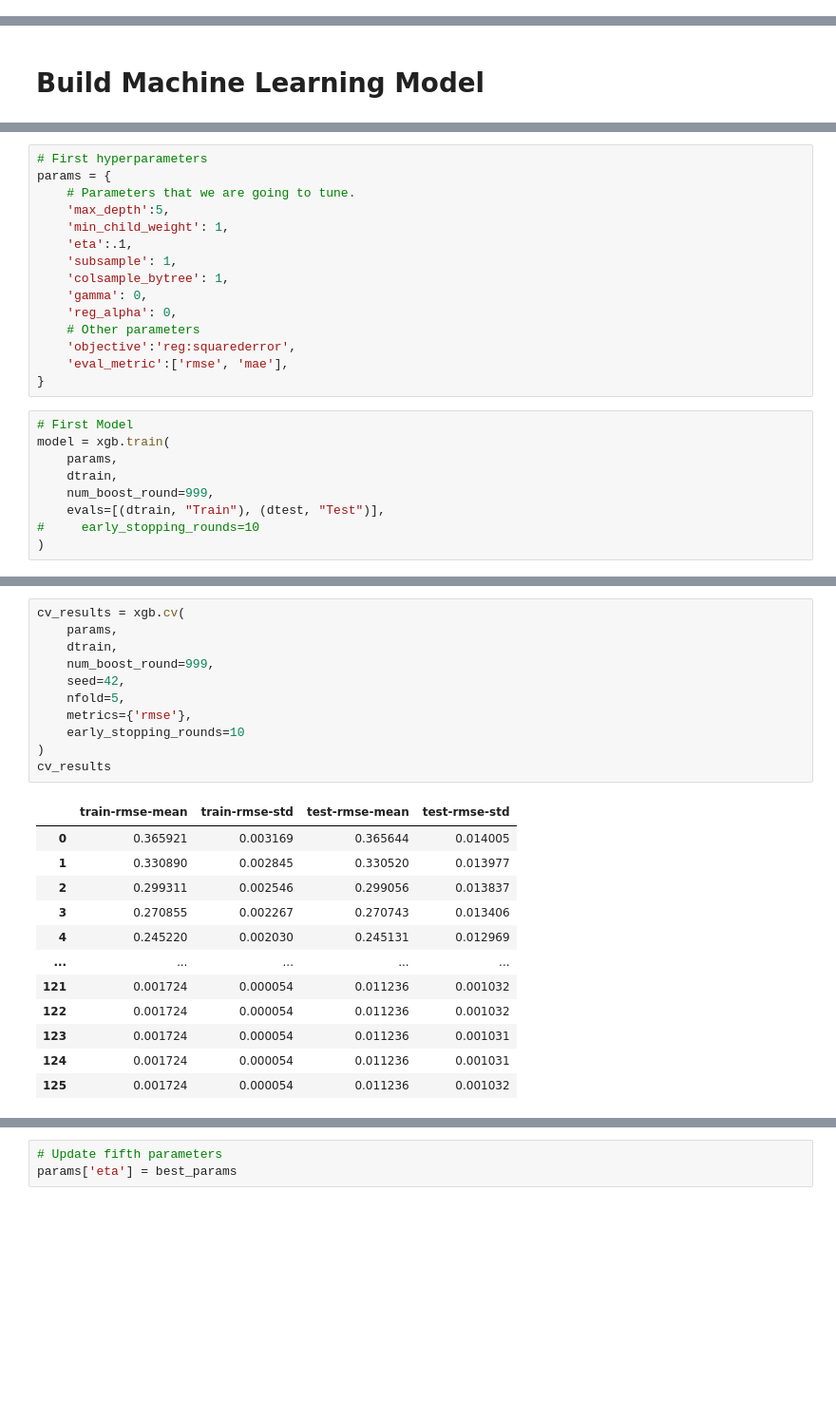
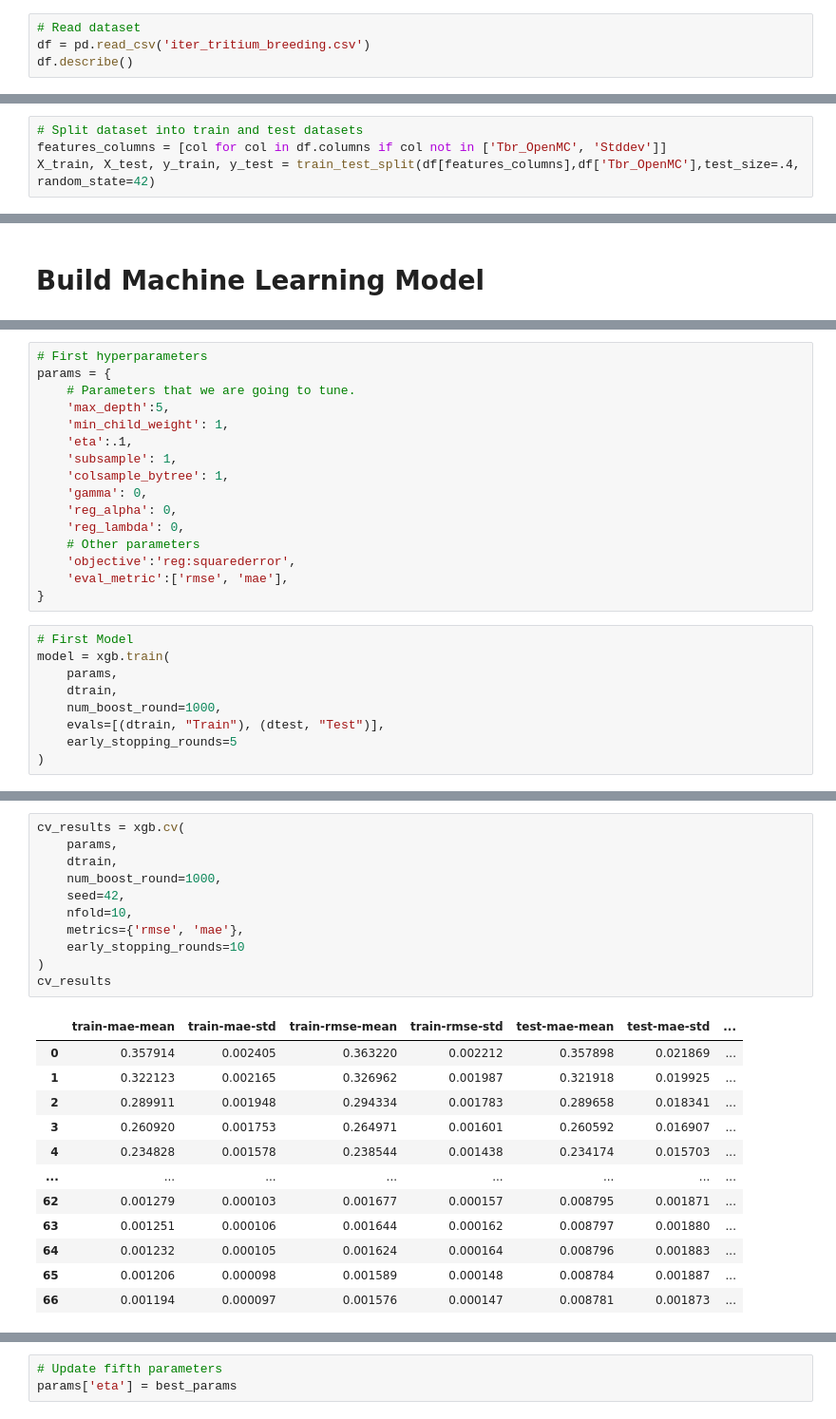
Before and after one commit to husni-zuhdi/husni-undergrad-thesis, a Jupyter notebook: jupyter-notebooks/2-data-analysis/2_Data_Analysis-combined.ipynb, the cells around one changed output, grey strips where cells are left out. Shown: that part at 95% size. Saved outputs shown, nothing was run; the diff lists cells and outputs as text; blank space fills up the shorter version.

```diff
--- a/jupyter-notebooks/2-data-analysis/2_Data_Analysis-combined.ipynb
+++ b/jupyter-notebooks/2-data-analysis/2_Data_Analysis-combined.ipynb
@@ -108,2 +111,6 @@ df.Neutron_multiplier = df.Neutron_multiplier.astype(float)
 # %% [markdown]
 # Exploratory Data Analysis
+# %%
+# Read dataset
+df = pd.read_csv('iter_tritium_breeding.csv')
+df.describe()
@@ -246,3 +435,7 @@ X_train, X_test, y_train, y_test = train_test_split(df[features_columns],df['Tbr
+# %%
+# Split dataset into train and test datasets
+features_columns = [col for col in df.columns if col not in ['Tbr_OpenMC', 'Stddev']]
+X_train, X_test, y_train, y_test = train_test_split(df[features_columns],df['Tbr_OpenMC'],test_size=.4, random_state=42)
 # %%
 # Load data into DMatrices
 dtrain = xgb.DMatrix(X_train, label=y_train)
@@ -262,6 +459,7 @@ params = {
     'colsample_bytree': 1,
     'gamma': 0,
     'reg_alpha': 0,
+    'reg_lambda': 0,
     # Other parameters
     'objective':'reg:squarederror',
     'eval_metric':['rmse', 'mae'],
@@ -271,8 +469,8 @@ params = {
 model = xgb.train(
     params,
     dtrain,
-    num_boost_round=999,
+    num_boost_round=1000,
     evals=[(dtrain, "Train"), (dtest, "Test")],
-#     early_stopping_rounds=10
+    early_stopping_rounds=5
 )
 # %% [output]
@@ -302,24 +500,24 @@ Best RMSE: 0.02 with 102 rounds
 # %%
 cv_results = xgb.cv(
     params,
     dtrain,
-    num_boost_round=999,
+    num_boost_round=1000,
     seed=42,
-    nfold=5,
-    metrics={'rmse'},
+    nfold=10,
+    metrics={'rmse', 'mae'},
     early_stopping_rounds=10
 )
 cv_results
 # %% [output]
-|  | train-rmse-mean | train-rmse-std | test-rmse-mean | test-rmse-std |
-| 0 | 0.365921 | 0.003169 | 0.365644 | 0.014005 |
-| 1 | 0.330890 | 0.002845 | 0.330520 | 0.013977 |
-| 2 | 0.299311 | 0.002546 | 0.299056 | 0.013837 |
-| 3 | 0.270855 | 0.002267 | 0.270743 | 0.013406 |
-| 4 | 0.245220 | 0.002030 | 0.245131 | 0.012969 |
-| ... | ... | ... | ... | ... |
-| 121 | 0.001724 | 0.000054 | 0.011236 | 0.001032 |
-| 122 | 0.001724 | 0.000054 | 0.011236 | 0.001032 |
-| 123 | 0.001724 | 0.000054 | 0.011236 | 0.001031 |
-| 124 | 0.001724 | 0.000054 | 0.011236 | 0.001031 |
-| 125 | 0.001724 | 0.000054 | 0.011236 | 0.001032 |
+|  | train-mae-mean | train-mae-std | train-rmse-mean | train-rmse-std | test-mae-mean | test-mae-std | ... |
+| 0 | 0.357914 | 0.002405 | 0.363220 | 0.002212 | 0.357898 | 0.021869 | ... |
+| 1 | 0.322123 | 0.002165 | 0.326962 | 0.001987 | 0.321918 | 0.019925 | ... |
+| 2 | 0.289911 | 0.001948 | 0.294334 | 0.001783 | 0.289658 | 0.018341 | ... |
+| 3 | 0.260920 | 0.001753 | 0.264971 | 0.001601 | 0.260592 | 0.016907 | ... |
+| 4 | 0.234828 | 0.001578 | 0.238544 | 0.001438 | 0.234174 | 0.015703 | ... |
+| ... | ... | ... | ... | ... | ... | ... | ... |
+| 62 | 0.001279 | 0.000103 | 0.001677 | 0.000157 | 0.008795 | 0.001871 | ... |
+| 63 | 0.001251 | 0.000106 | 0.001644 | 0.000162 | 0.008797 | 0.001880 | ... |
+| 64 | 0.001232 | 0.000105 | 0.001624 | 0.000164 | 0.008796 | 0.001883 | ... |
+| 65 | 0.001206 | 0.000098 | 0.001589 | 0.000148 | 0.008784 | 0.001887 | ... |
+| 66 | 0.001194 | 0.000097 | 0.001576 | 0.000147 | 0.008781 | 0.001873 | ... |
```
Also changed, not shown: parts of 43 cells of this notebook, 3 other files.
